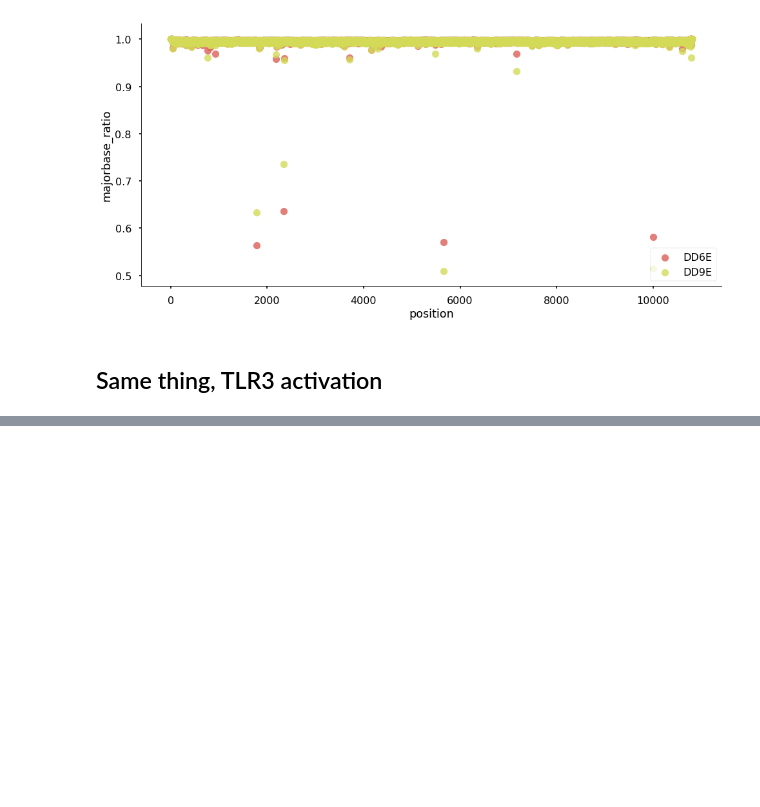
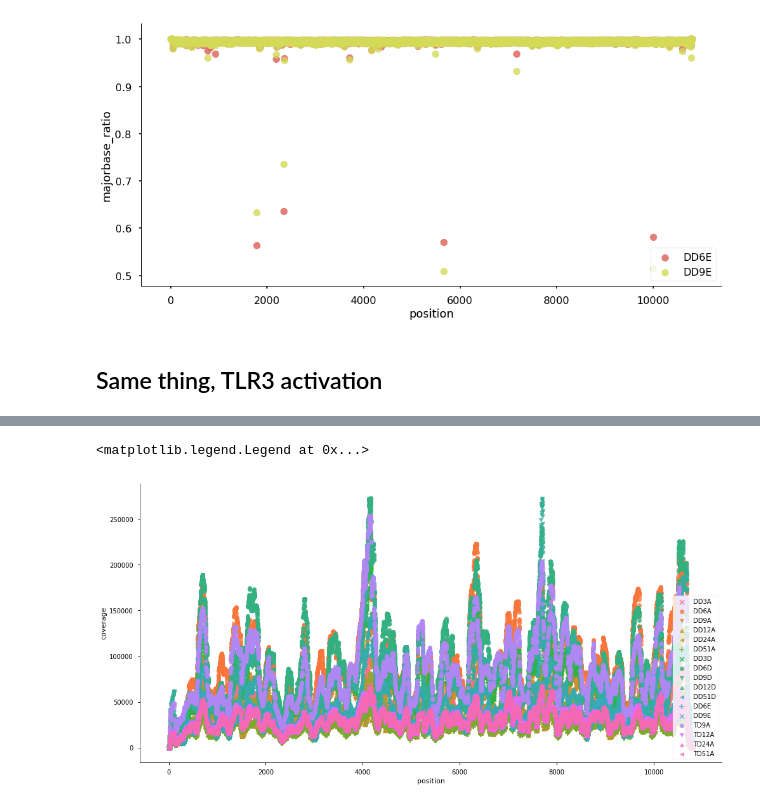
Before and after one commit to Boussau/Notebooks, a Jupyter notebook: Notebooks/Viromics/Analysis_of_first_libraries.ipynb, the cells around one changed output, grey strips where cells are left out. Drawn from its saved outputs; the diff is of its cells as text; code cells hidden in the pictures; blank space fills up the shorter version.

```diff
--- a/Notebooks/Viromics/Analysis_of_first_libraries.ipynb
+++ b/Notebooks/Viromics/Analysis_of_first_libraries.ipynb
@@ -128,0 +133,27 @@ TypeError: unsupported operand type(s) for +: 'float' and 'str'
+# %%
+# construction of the data table
+siz = len(DD3_A ['coverage'])
+sample = siz*["DD3A"]+siz*["DD6A"]+siz*["DD9A"]+siz*["DD12A"]+siz*["DD24A"]+siz*["DD51A"]
+overlay_table_concat_DDA = pd.DataFrame ({'position':pd.concat([DD3_A['position'],DD6_A['position'],DD9_A['position'],DD12_A['position'],DD24_A['position'],DD51_A['position']]), 'coverage':pd.concat([DD3_A ['coverage'],DD6_A ['coverage'], DD9_A ['coverage'],DD12_A ['coverage'], DD24_A ['coverage'], DD51_A ['coverage'] ]), 'sample':sample})
+
+siz = len(DD3_D ['coverage'])
+sample = siz*["DD3D"]+siz*["DD6D"]+siz*["DD9D"]+siz*["DD12D"]+siz*["DD51D"]
+overlay_table_concat_DDD = pd.DataFrame ({'position':pd.concat([DD3_D['position'],DD6_D['position'],DD9_D['position'],DD12_D['position'],DD24_D['position']]), 'coverage':pd.concat([DD3_D ['coverage'],DD6_D ['coverage'], DD9_D ['coverage'],DD12_D ['coverage'], DD24_D ['coverage'] ]), 'sample':sample})
+
+siz = len(DD6_E ['coverage'])
+sample = siz*["DD6E"]+siz*["DD9E"]
+overlay_table_concat_DDE = pd.DataFrame ({'position':pd.concat([DD6_E['position'],DD9_E['position']]), 'majorbase_ratio':pd.concat([DD6_E ['coverage'],DD9_E ['coverage']]), 'sample':sample})
+
+siz = len(TD9_A ['coverage'])
+sample = siz*["TD9A"]+siz*["TD12A"]+siz*["TD24A"]+siz*["TD51A"]
+overlay_table_concat_TD = pd.DataFrame ({'position':pd.concat([TD9_A['position'],TD12_A['position'],TD24_A['position'],TD51_A['position']]), 'coverage':pd.concat([TD9_A['coverage'],TD12_A['coverage'],TD24_A['coverage'],TD51_A['coverage'] ]), 'sample':sample})
+
+overlay_table_concat=pd.concat([overlay_table_concat_DDA,overlay_table_concat_DDD, overlay_table_concat_DDE, overlay_table_concat_TD])
+# %%
+sns.set_context("notebook")
+markers = ['x','o','v','^','<', '+', 'x','o','v','^','<', '+', 'x','o','v','^','<']
+sns.lmplot( x="position", y="coverage", data=overlay_table_concat, fit_reg=False, hue='sample', legend=False, size=7, aspect=2, lowess=True, markers=markers, scatter_kws={"s": 20})
+plt.legend(loc='lower right')
+# %% [output]
+<matplotlib.legend.Legend at 0x...>
+[figure, added]
```
Also changed, not shown: parts of 8 cells of this notebook.
